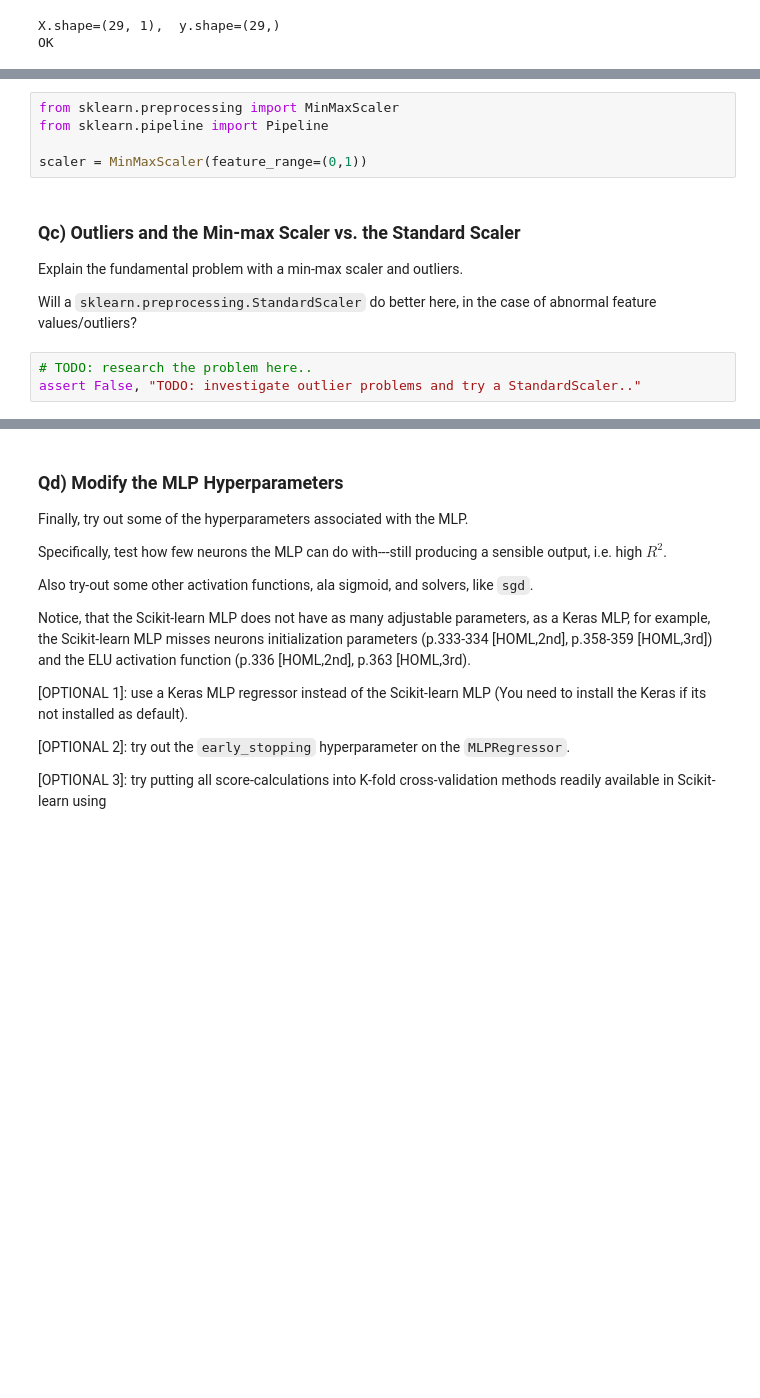
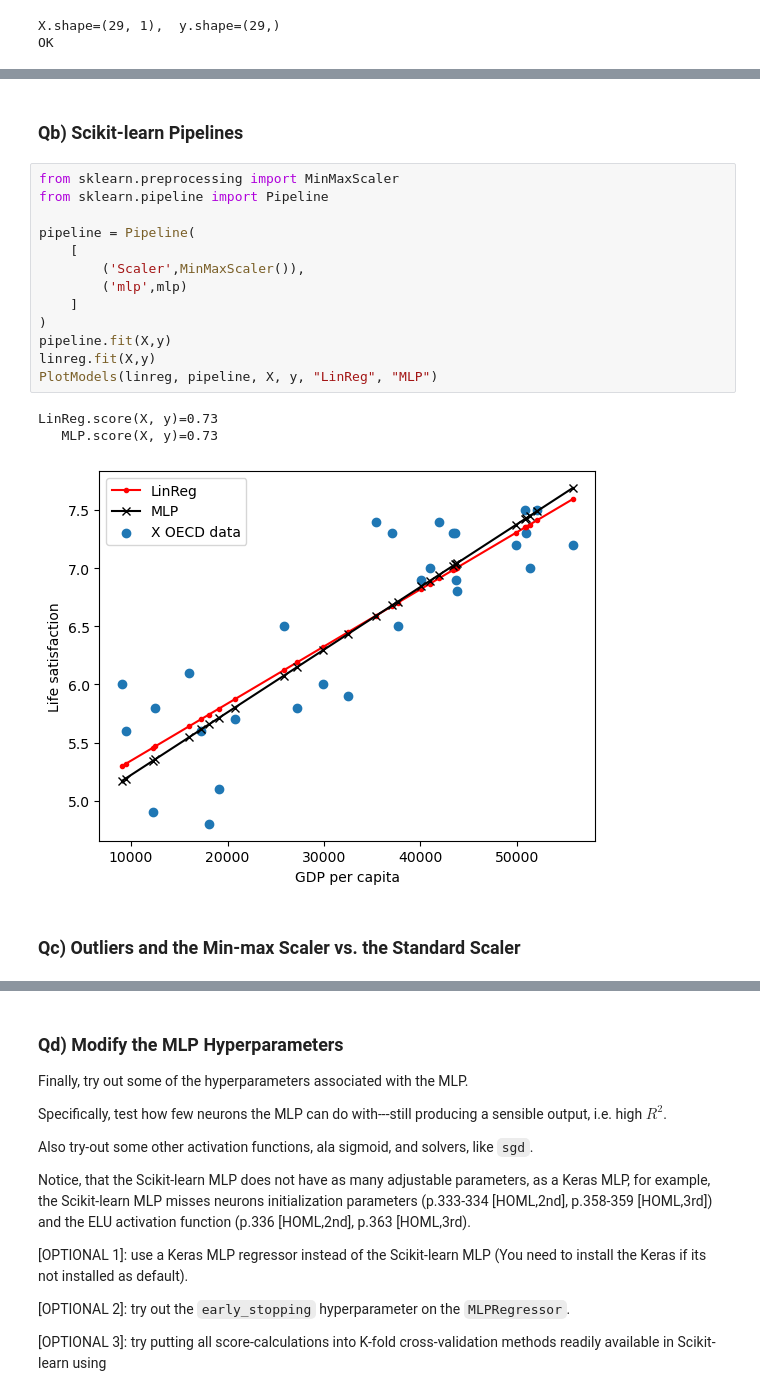
Before and after one commit to MartinStokholm/SWMAL, a Jupyter notebook: Handins/O2/LO4/pipelines.ipynb, the cells around one changed output, grey strips where cells are left out. Cells and saved outputs as stored; diff of their text form; blank space fills up the shorter version.

```diff
--- a/Handins/O2/LO4/pipelines.ipynb
+++ b/Handins/O2/LO4/pipelines.ipynb
@@ -141,14 +133,21 @@ When this works put both the MLP and the scaler into a composite construction vi
+# %% [markdown]
+### Qb) Scikit-learn Pipelines
 # %%
 from sklearn.preprocessing import MinMaxScaler
 from sklearn.pipeline import Pipeline
 
-scaler = MinMaxScaler(feature_range=(0,1))
+pipeline = Pipeline(
+    [
+        ('Scaler',MinMaxScaler()),
+        ('mlp',mlp)
+    ]
+)
+pipeline.fit(X,y)
+linreg.fit(X,y)
+PlotModels(linreg, pipeline, X, y, "LinReg", "MLP")
+# %% [output]
+LinReg.score(X, y)=0.73
+   MLP.score(X, y)=0.73
+[figure, added]
 # %% [markdown]
 ### Qc) Outliers and the Min-max Scaler vs. the Standard Scaler
-
-Explain the fundamental problem with a min-max scaler and outliers.
-
-Will a `sklearn.preprocessing.StandardScaler` do better here, in the case of abnormal feature values/outliers?
-# %%
-# TODO: research the problem here..
-assert False, "TODO: investigate outlier problems and try a StandardScaler.."
```
Also changed, not shown: parts of 16 cells of this notebook, 1 other file.
